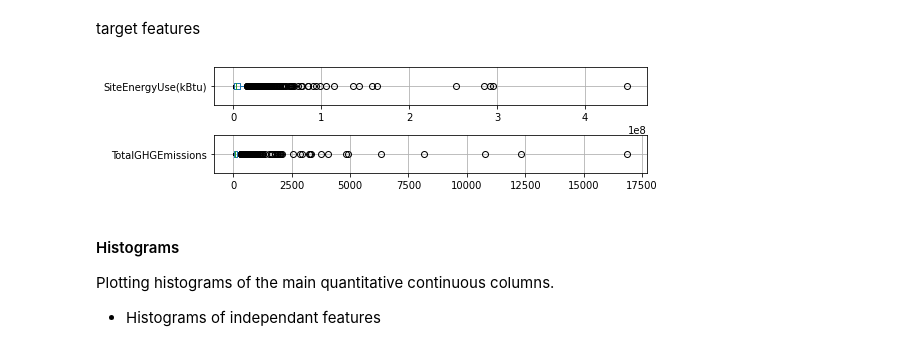
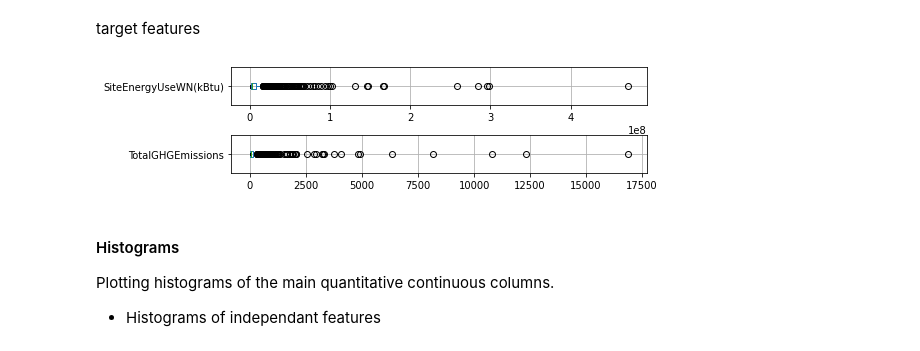
Before and after one commit to SmellyArmure/OC_DS_Project4, a Jupyter notebook: NOTEBOOKS/P4_Cleaning_EDA.ipynb, the cells around one changed output. Saved outputs shown, nothing was run; the diff lists cells and outputs as text; code cells hidden in the pictures.

```diff
--- a/NOTEBOOKS/P4_Cleaning_EDA.ipynb
+++ b/NOTEBOOKS/P4_Cleaning_EDA.ipynb
@@ -689,7 +688,7 @@ id_cols = ['OSEBuildingID', 'TaxParcelIdentificationNumber',
                'CouncilDistrictCode', 'Neighborhood',
                'ListOfAllPropertyUseTypes'] # redondante ?
 
-prop_cols = ['BuildingType', 'PrimaryPropertyType',
+prop_cols = ['Neighborhood', 'BuildingType', 'PrimaryPropertyType',
             'NumberofBuildings', 'NumberofFloors', 'PropertyGFATotal',
             'PropertyGFAParking','PropertyGFABuilding(s)',
             'LargestPropertyUseType', 'LargestPropertyUseTypeGFA',
@@ -987,18 +987,18 @@ plt.show()
 # %% [markdown]
 target features
 # %%
-fig, axs = plt.subplots(len(df[['SiteEnergyUse(kBtu)',
+fig, axs = plt.subplots(len(df[['SiteEnergyUseWN(kBtu)',
                                 'TotalGHGEmissions']].columns),1,
                         figsize=(8, 2), sharey=False)
-for c, ax in zip(df[['SiteEnergyUse(kBtu)',
+for c, ax in zip(df[['SiteEnergyUseWN(kBtu)',
                      'TotalGHGEmissions']].columns, axs):
     df.boxplot(c, vert=False, ax=ax)
 fig.tight_layout(h_pad=0.051)
 if save_enabled: plt.savefig(os.getcwd()+'/FIG/'+'2_1_boxplots_target.png',
                              dpi=400);
 plt.show()
 # %% [output]
-[figure, old version]
+[figure, new version]
 # %% [markdown]
 #### Histograms
 
```
Also changed, not shown: parts of 16 cells of this notebook, 7 other files.
